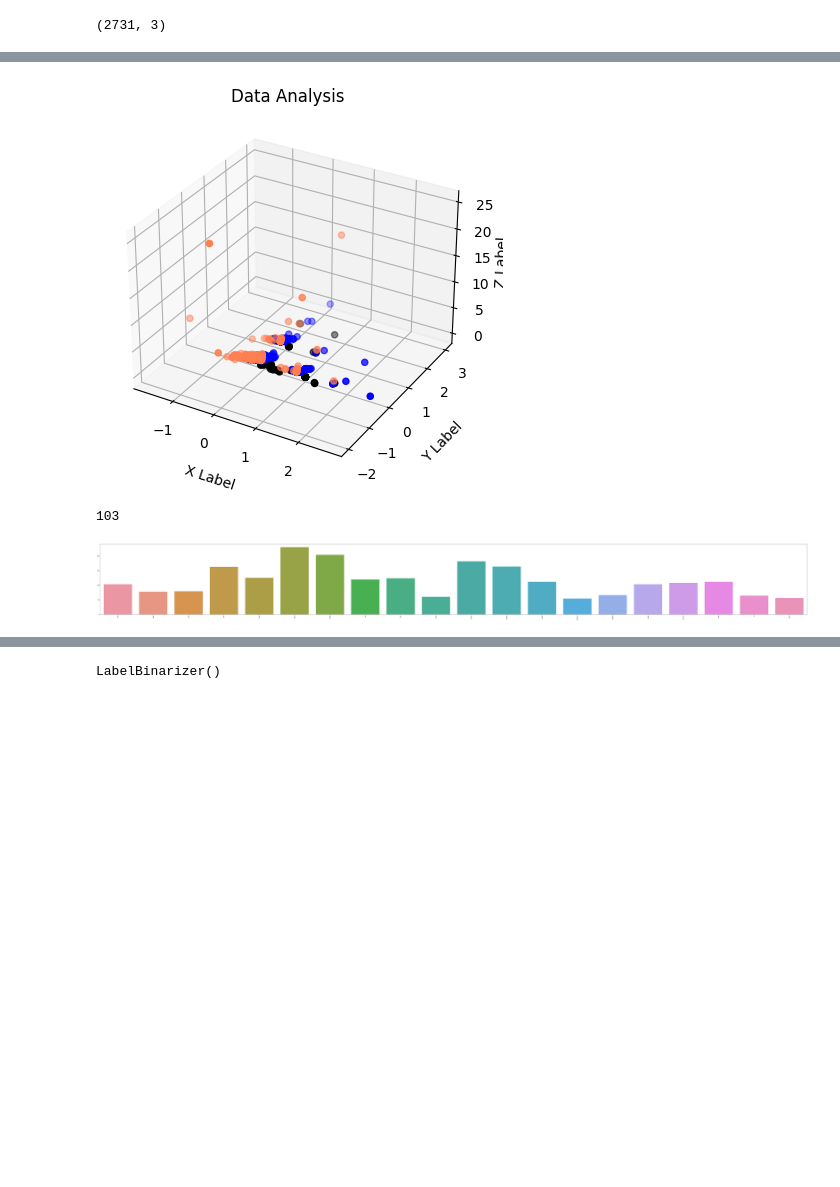
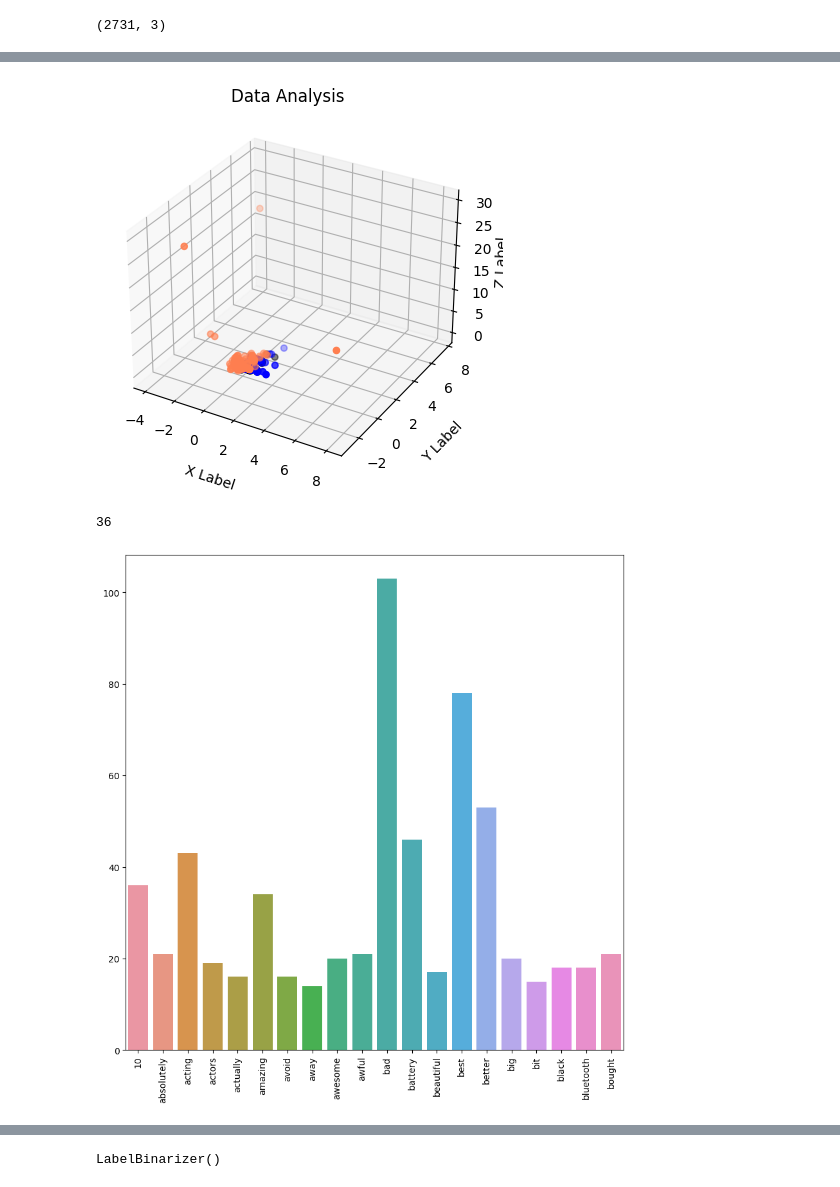
Before and after one commit to Lewisu/DM2022-Lab1-Homework, a Jupyter notebook: DM2022-Lab1-Homework.ipynb, the cells around one changed output, grey strips where cells are left out. Cells and saved outputs as stored; diff of their text form; code cells hidden in the pictures; blank space fills up the shorter version.

```diff
--- a/DM2022-Lab1-Homework.ipynb
+++ b/DM2022-Lab1-Homework.ipynb
@@ -674,4 +685,5 @@ ax = df.plot(kind = "bar",
 # %%
-allvect = CountVectorizer(max_features = 20, stop_words = 'english', min_df = 5)
+# All data vectorizer
+allvect = CountVectorizer(max_features = 200, stop_words = 'english', min_df = 5)
 all_counts = allvect.fit_transform(alldata.sentence)
 print(all_counts[0])
@@ -787,7 +795,4 @@ plt.show()
 # %%
-sources = ['imdb', 'yelp', 'amazon']
-col = ['coral', 'blue', 'black']
-
 # plot
 fig = plt.figure()
 ax = fig.add_subplot(projection = "3d")
@@ -808,5 +813,5 @@ ax.zaxis.labelpad = 0
 
 plt.show()
 # %% [output]
-[figure, old version]
+[figure, new version]
 # %%
@@ -818,11 +824,11 @@ term_frequencies = np.asarray(all_counts.sum(axis=0))[0]
 # %%
 term_frequencies[0] #sum of first term
 # %% [output]
-103
+36
 # %%
-plt.subplots(figsize=(100, 10))
+plt.subplots(figsize=(10, 10))
 g = sns.barplot(x=allvect.get_feature_names_out()[:20],
             y=term_frequencies[:20])
 g.set_xticklabels(allvect.get_feature_names_out()[:20], rotation = 90);
 # %% [output]
-[figure, old version]
+[figure, new version]
```
Also changed, not shown: parts of 49 cells of this notebook.
